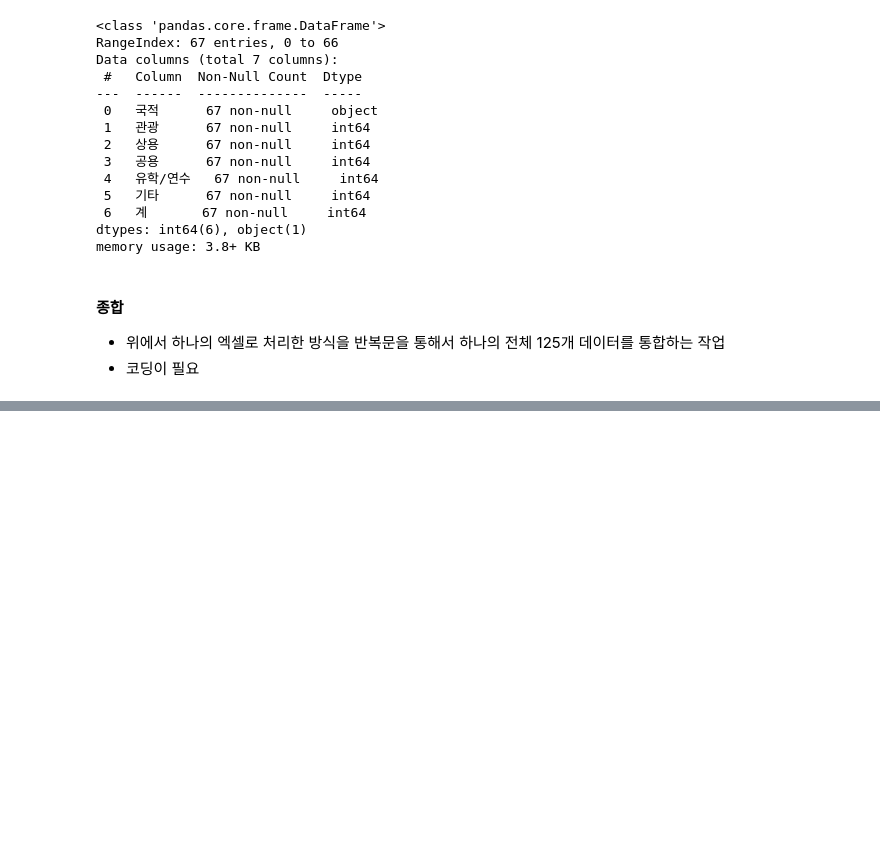
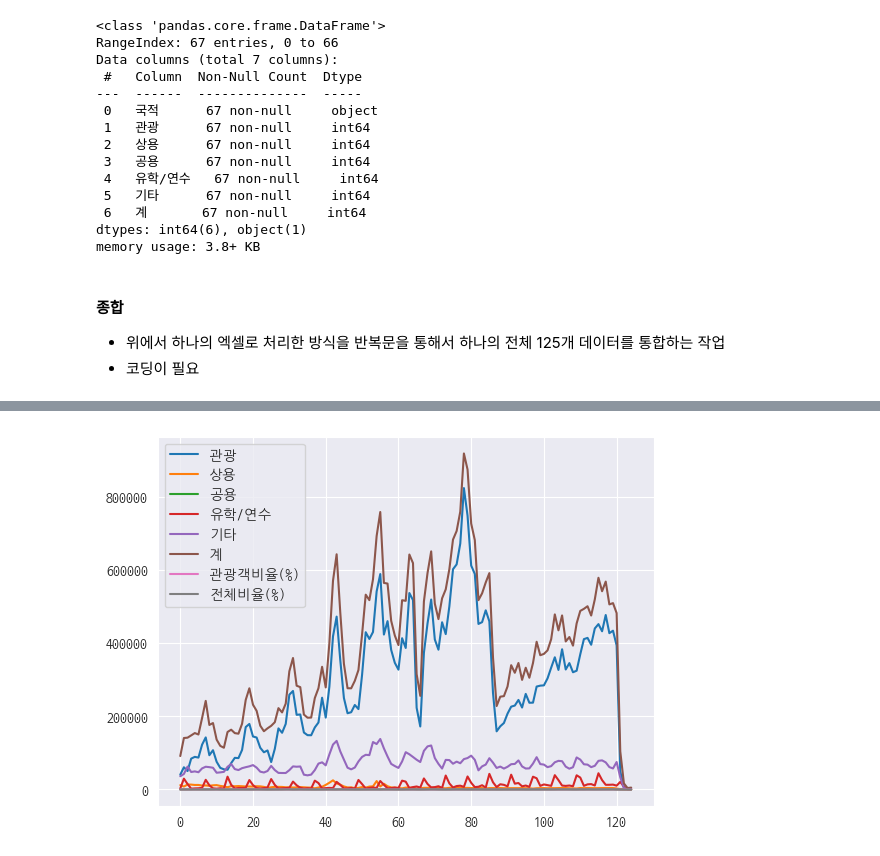
Before and after one commit to KangJeongTaek/bigdata-analysis-2024, a Jupyter notebook: day03/da09_코로나19_영향_중국인관광객수_감소여부.ipynb, the cells around one changed output, grey strips where cells are left out. Drawn from its saved outputs; the diff is of its cells as text; code cells hidden in the pictures; blank space fills up the shorter version.

```diff
--- a/day03/da09_코로나19_영향_중국인관광객수_감소여부.ipynb
+++ b/day03/da09_코로나19_영향_중국인관광객수_감소여부.ipynb
@@ -453,0 +422,5 @@ df_total.to_excel('./data/kto_total.xlsx',index=False)
+# %%
+df_china.plot()
+plt.show()
+# %% [output]
+[figure, added]
```
Also changed, not shown: parts of 18 cells of this notebook.
